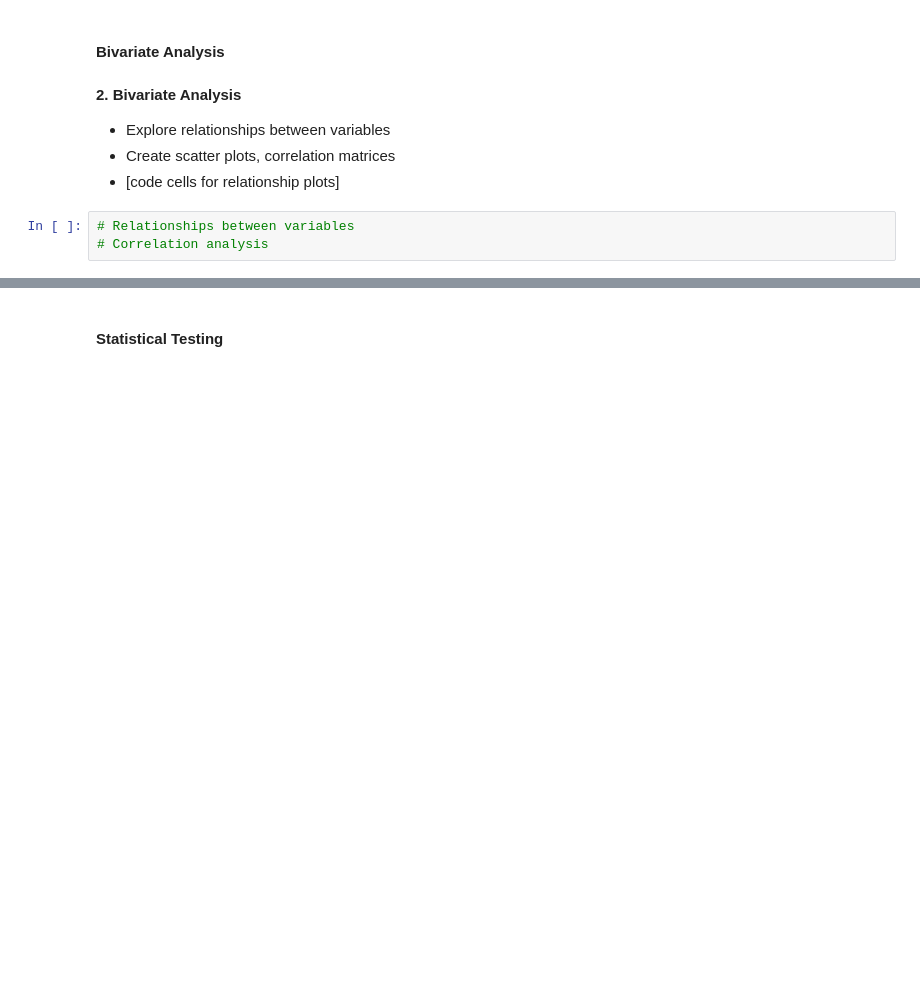
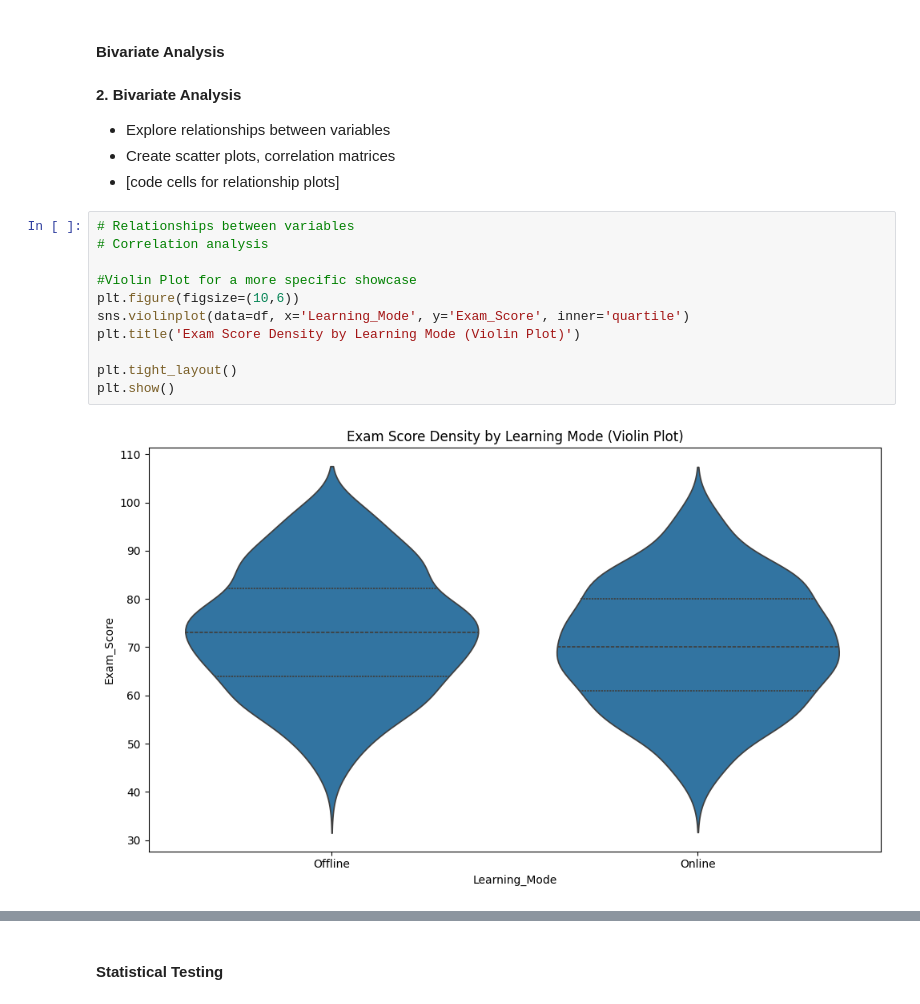
Before and after one commit to Gavin-Ricks/SBX-PROJECTS, a Jupyter notebook: sbx_proposal_notebook.ipynb, the cells around one changed output, grey strips where cells are left out. Cells and saved outputs as stored; diff of their text form; blank space fills up the shorter version.

```diff
--- a/sbx_proposal_notebook.ipynb
+++ b/sbx_proposal_notebook.ipynb
@@ -260,6 +305,16 @@ Create visualizations that help answer your research question and support your f
 - Explore relationships between variables
 - Create scatter plots, correlation matrices
 - [code cells for relationship plots]
-# %%
-# Relationships between variables
-# Correlation analysis
+# %%
+# Relationships between variables
+# Correlation analysis
+
+#Violin Plot for a more specific showcase
+plt.figure(figsize=(10,6))
+sns.violinplot(data=df, x='Learning_Mode', y='Exam_Score', inner='quartile')
+plt.title('Exam Score Density by Learning Mode (Violin Plot)')
+
+plt.tight_layout()
+plt.show()
+# %% [output]
+[figure, added]
```
Also changed, not shown: parts of 24 cells of this notebook.
